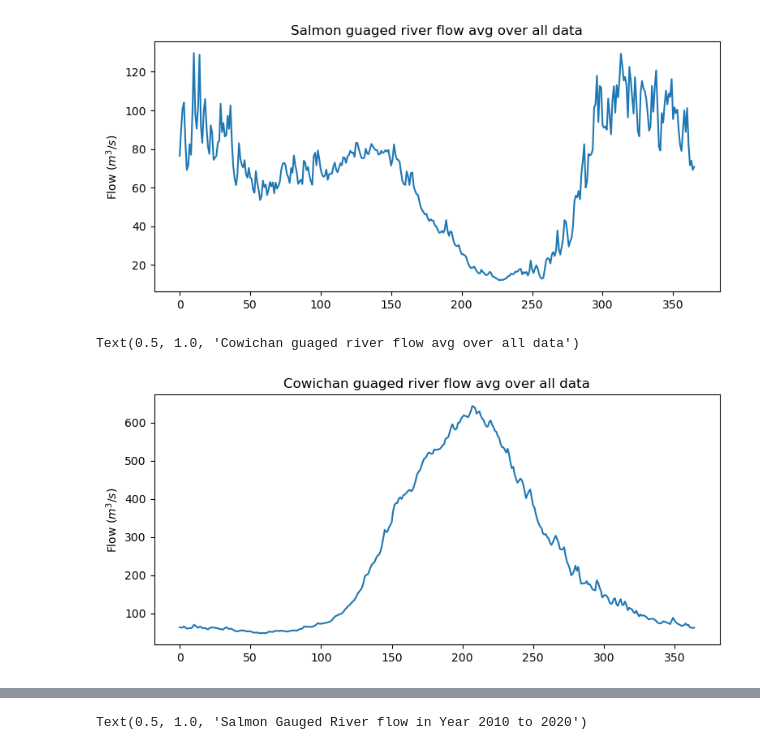
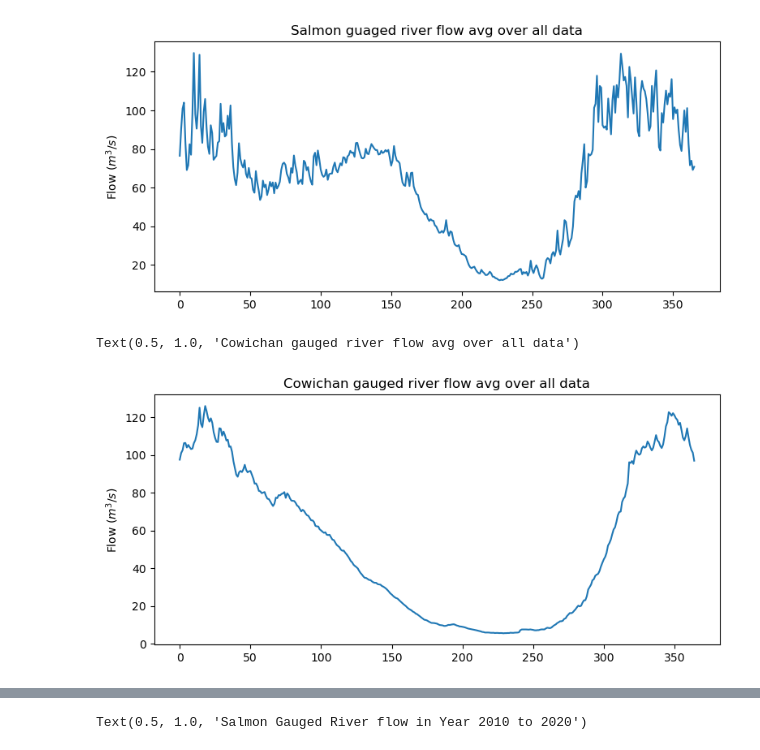
Before and after one commit to SalishSeaCast/analysis-cassidy, a Jupyter notebook: notebooks/compare_daily_river/compare_river_flows.ipynb, the cells around one changed output, grey strips where cells are left out. Cells and saved outputs as stored; diff of their text form; code cells hidden in the pictures.

```diff
--- a/notebooks/compare_daily_river/compare_river_flows.ipynb
+++ b/notebooks/compare_daily_river/compare_river_flows.ipynb
@@ -31,4 +30,9 @@ Squamish = read_gauged('Squamish_Brackendale_flow')
 Snohomish = read_gauged('Snohomish_Monroe_flow')
 Skagit = read_gauged('Skagit_MountVernon_flow')
 Cowichan = pd.read_csv('CowichanDuncan.csv',header=1)
-Elwha = pd.read_csv('ElwhaMcdonald.csv',header=1)
+Cowichan = Cowichan[Cowichan['PARAM'] == 1]
+Cowichan_Lake = pd.read_csv('CowichanLake.csv',header=1)
+Cowichan_Lake = Cowichan_Lake[Cowichan_Lake['PARAM'] == 1]
+Fraser = pd.read_csv('Fraser_Hope.csv',header=1)
+Fraser = Fraser[Fraser['PARAM'] == 1]
+# Elwha = pd.read_csv('ElwhaMcdonald.csv',header=1)
@@ -273,12 +347,12 @@ Text(0.5, 1.0, 'Salmon guaged river flow avg over all data')
 # %%
 Cowichan_avg = Cowichan[['MM', 'DD', 'DISCHARGE']].groupby(by=['MM', 'DD']).mean()
 
 fig, ax = plt.subplots(1, 1, figsize=(9, 4))
 
 ax.plot(range(len(Cowichan_avg['DISCHARGE'])), Cowichan_avg['DISCHARGE'])
 
 ax.set_ylabel(r'Flow ($m^3/s$)')
-ax.set_title('Cowichan guaged river flow avg over all data')
+ax.set_title('Cowichan gauged river flow avg over all data')
 # %% [output]
-Text(0.5, 1.0, 'Cowichan guaged river flow avg over all data')
+Text(0.5, 1.0, 'Cowichan gauged river flow avg over all data')
-[figure, old version]
+[figure, new version]
```
Also changed, not shown: parts of 31 cells of this notebook.
